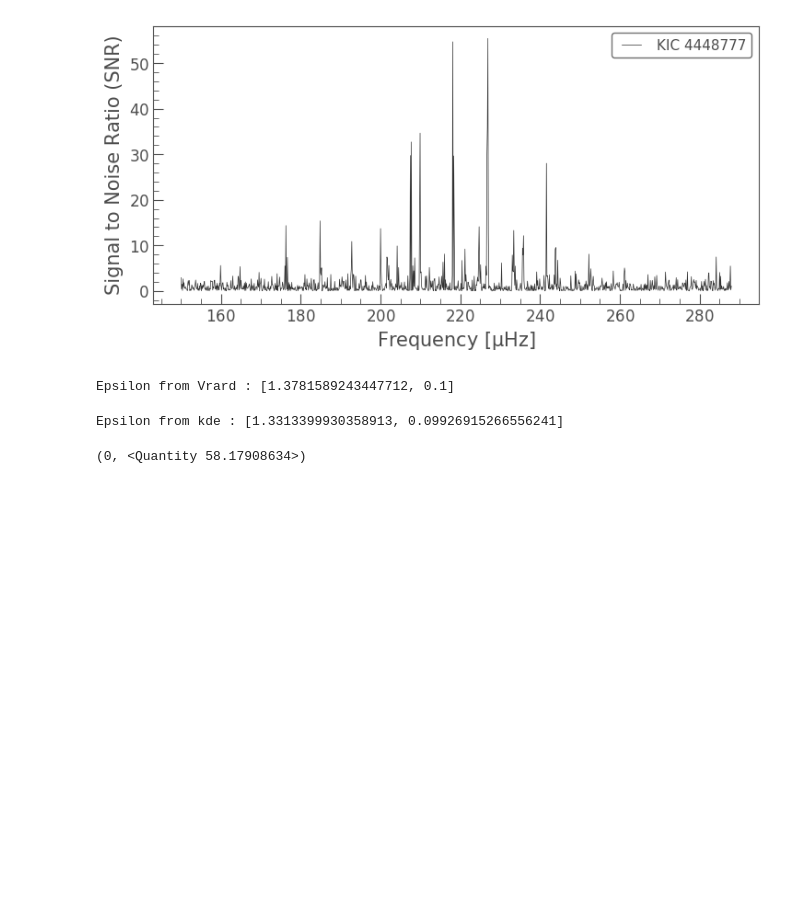
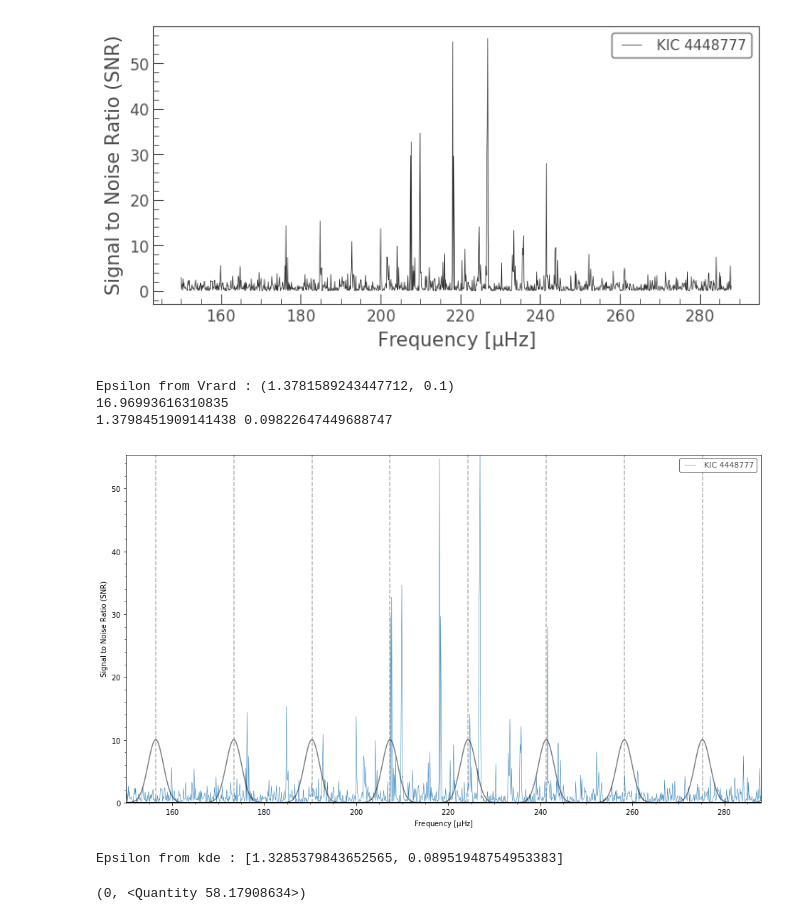
Before and after one commit to grd349/PBjam, a Jupyter notebook: Example use or example.ipynb, the cells around one changed output. Cells and saved outputs as stored; diff of their text form; code cells hidden in the pictures; blank space fills up the shorter version.

Commit message:
Added plot Vrard functionality

```diff
--- a/Example use or example.ipynb
+++ b/Example use or example.ipynb
@@ -7,7 +7,7 @@ import numpy as np
 # %%
 kic = '4448777'
 numax = [220.0, 3.0]
-dnu = [16.97, 0.1]
+dnu = [16.97, 0.01]
 teff = [4750, 100]
 # %%
 lc = lk.search_lightcurvefile(kic, quarter=5).download().PDCSAP_FLUX
@@ -26,15 +26,19 @@ p.plot()
 # %%
 ge_vrard = pb.epsilon()
 ep_vrard = ge_vrard(dnu, numax, teff)
 print(f'Epsilon from Vrard : {ep_vrard}')
+ge_vrard.plot_vrard(dnu, p)
 # %% [output]
-Epsilon from Vrard : [1.3781589243447712, 0.1]
+Epsilon from Vrard : (1.3781589243447712, 0.1)
+16.96993616310835
+1.3798451909141438 0.09822647449688747
+[figure, added]
 # %%
 ge_kde = pb.epsilon(method='kde')
 ep_kde = ge_kde(dnu, numax, teff)
 print(f'Epsilon from kde : {ep_kde}')
 # %% [output]
-Epsilon from kde : [1.3313399930358913, 0.09926915266556241]
+Epsilon from kde : [1.3285379843652565, 0.08951948754953383]
 # %%
 n = np.arange(8,16)
 f_vrard = (n + ep_vrard[0]) * dnu[0]
```
Also changed, not shown: parts of 3 cells of this notebook, 1 other file.
